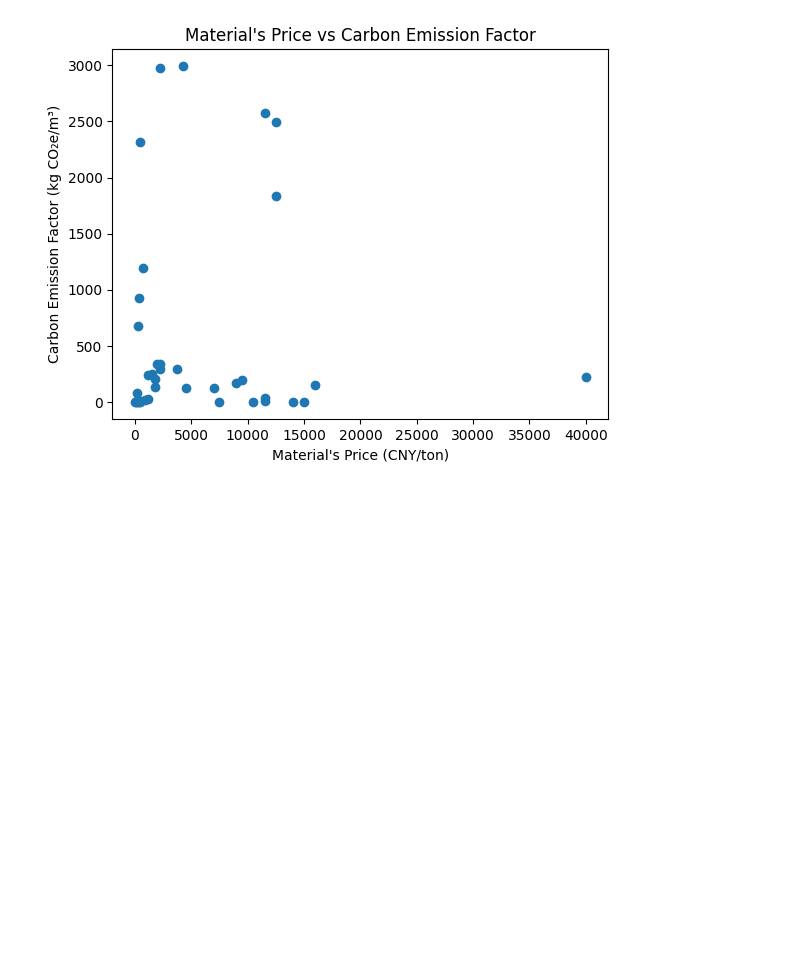
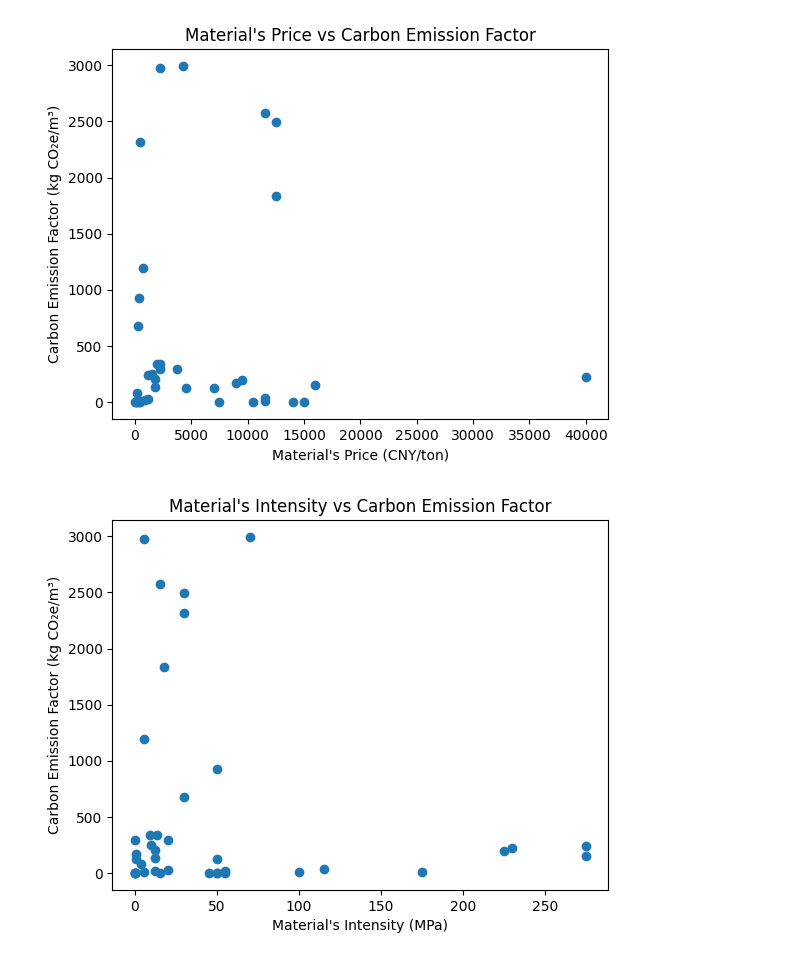
Before and after one commit to wxy1203/Interactive-Database, a Jupyter notebook: CEF Feature Engineering 特征数据分析.ipynb, the cells around one changed output. Cells and saved outputs as stored; diff of their text form; code cells hidden in the pictures; blank space fills up the shorter version.

```diff
--- a/CEF Feature Engineering 特征数据分析.ipynb
+++ b/CEF Feature Engineering 特征数据分析.ipynb
@@ -30,11 +30,13 @@ plt.show()
 # %% [output]
 [figure]
 # %%
- = df1.iloc[:, 1]
+intensity = df1.iloc[:, 2]
 emission_factor = df1.iloc[:, 5]
 
-plt.scatter(price, emission_factor)
-plt.xlabel("Material's Price")
-plt.ylabel("Carbon Emission Factor")
-plt.title("Material's Price vs Carbon Emission Factor")
+plt.scatter(intensity, emission_factor)
+plt.xlabel("Material's Intensity (MPa)")
+plt.ylabel("Carbon Emission Factor (kg CO\u2082e/m\u00B3)")
+plt.title("Material's Intensity vs Carbon Emission Factor")
 plt.show()
+# %% [output]
+[figure, added]
```
Also changed, not shown: parts of 5 cells of this notebook.
